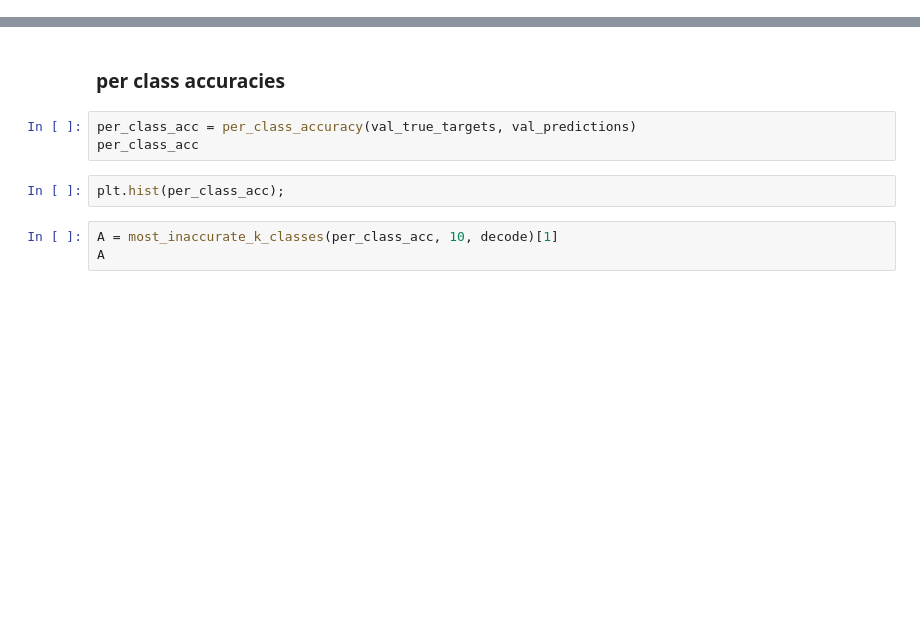
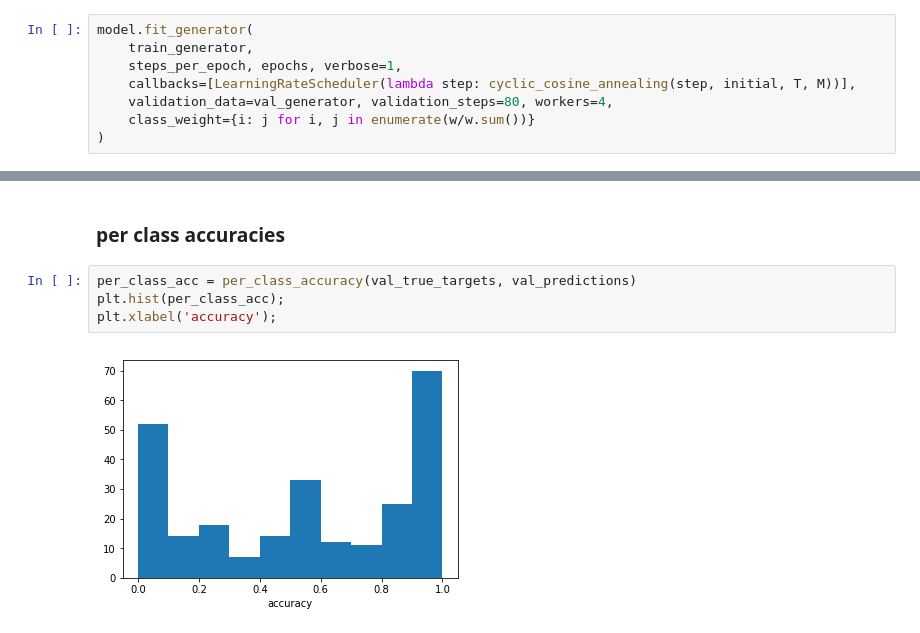
Before and after one commit to TropComplique/image-classification-caltech-256, a Jupyter notebook: xception_keras/train_xception.ipynb, the cells around one changed output, grey strips where cells are left out. Saved outputs shown, nothing was run; the diff lists cells and outputs as text; blank space fills up the shorter version.

```diff
--- a/xception_keras/train_xception.ipynb
+++ b/xception_keras/train_xception.ipynb
@@ -62,0 +89,8 @@ model = Xception(weight_decay=1e-8)
+# %%
+model.fit_generator(
+    train_generator,
+    steps_per_epoch, epochs, verbose=1,
+    callbacks=[LearningRateScheduler(lambda step: cyclic_cosine_annealing(step, initial, T, M))],
+    validation_data=val_generator, validation_steps=80, workers=4,
+    class_weight={i: j for i, j in enumerate(w/w.sum())}
+)
@@ -169,9 +272,7 @@ model_calibration(val_true_targets, val_predictions, n_bins=10)
 ### per class accuracies
 # %%
 per_class_acc = per_class_accuracy(val_true_targets, val_predictions)
-per_class_acc
+plt.hist(per_class_acc);
+plt.xlabel('accuracy');
+# %% [output]
+[figure, added]
-# %%
-plt.hist(per_class_acc);
-# %%
-A = most_inaccurate_k_classes(per_class_acc, 10, decode)[1]
-A
```
Also changed, not shown: parts of 41 cells of this notebook, 32 other files.
